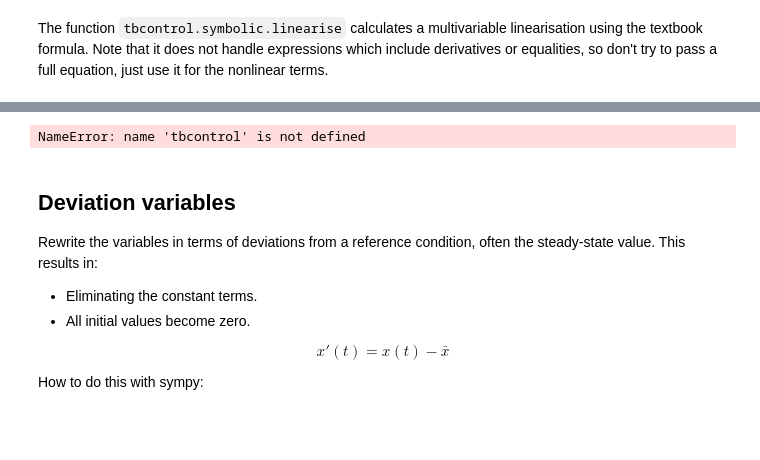
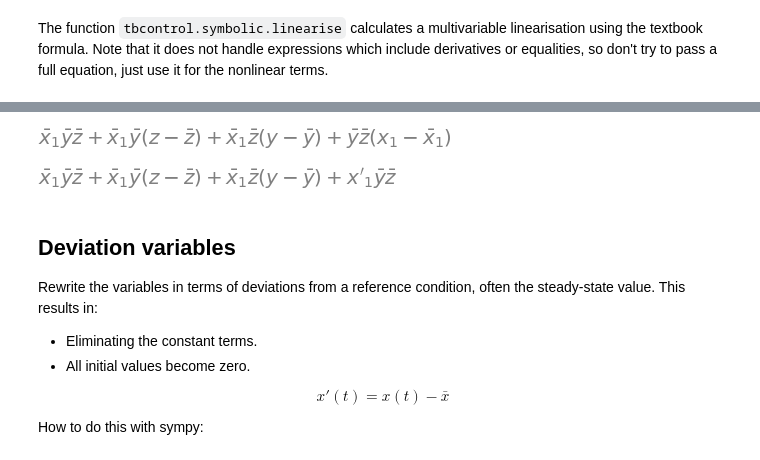
Before and after one commit to Xando96/Process-Dynamics, a Jupyter notebook: 3_Linear_systems/Linearisation.ipynb, the cells around one changed output, grey strips where cells are left out. Saved outputs shown, nothing was run; the diff lists cells and outputs as text; code cells hidden in the pictures; blank space fills up the shorter version.

```diff
--- a/3_Linear_systems/Linearisation.ipynb
+++ b/3_Linear_systems/Linearisation.ipynb
@@ -205,8 +169,8 @@ This also results is a linear relation.
 
 Unfortunately, SymPy doesn't have a built-in function for multivariate Taylor series, and consecutive application of the `series` function doesn't do exactly what we want.
 # %%
-variables = x, y, z = sympy.symbols('x, y, z')
-bars = xbar, ybar, zbar = sympy.symbols('xbar, ybar, zbar')
+variables = x, y, z = sympy.symbols('x_1, y, z')
+bars = xbar, ybar, zbar = sympy.symbols('xbar_1, ybar, zbar')
 # %%
 term_0 = x*y*z
 # %% [markdown]
@@ -224,8 +186,13 @@ ModuleNotFoundError: No module named 'tbcontrol'
 # %%
-bars, linearexpression = tbcontrol.symbolic.linearise(term_0, variables)
+linearexpression = tbcontrol.symbolic.linearise(term_0, variables, bars= bars)
 linearexpression
 # %% [output]
-NameError: name 'tbcontrol' is not defined
+[figure, added]
+# %%
+xp = sympy.symbols('xprime_1')
+linearexpression.subs(x,xp + xbar )
+# %% [output]
+[figure, added]
 # %% [markdown]
 ## Deviation variables
 
```
Also changed, not shown: parts of 10 cells of this notebook, 2 other files.
